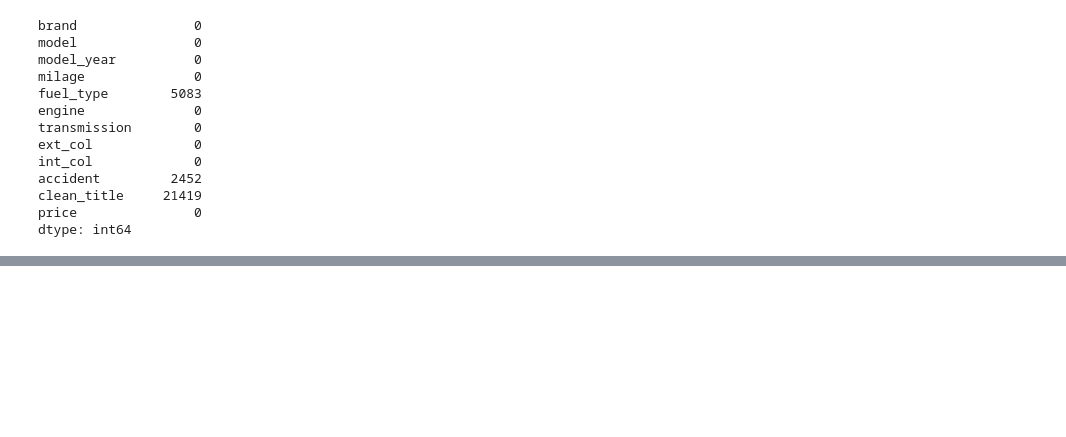
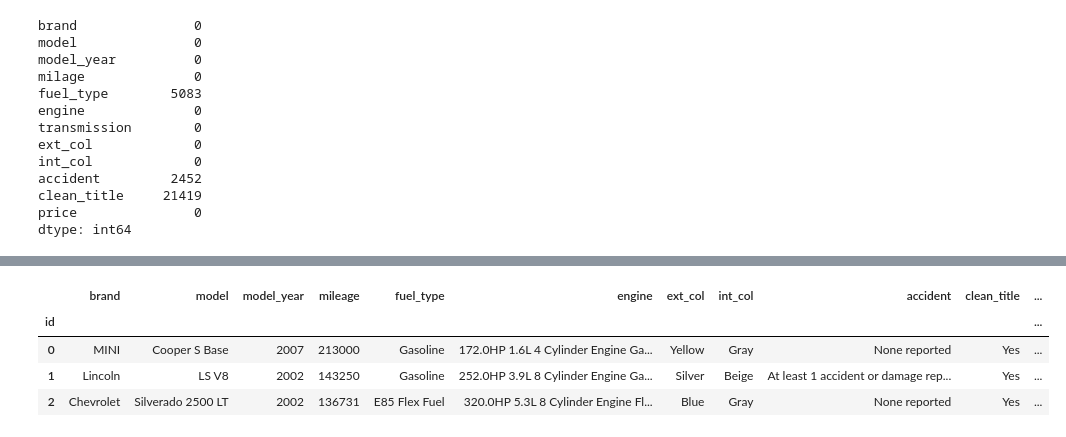
Before and after one commit to aneesakram/regression-of-used-car-prices, a Jupyter notebook: carPriceReg.ipynb, the cells around one changed output, grey strips where cells are left out. Drawn from its saved outputs; the diff is of its cells as text; code cells hidden in the pictures; blank space fills up the shorter version.

```diff
--- a/carPriceReg.ipynb
+++ b/carPriceReg.ipynb
@@ -104,0 +191,10 @@ train_df.rename(columns={"milage":"mileage"})
+# %%
+train_df['annual_avg_mileage'] = round(train_df['mileage'] / train_df['age'])
+train_df = train_df.drop(columns='age')
+train_df.head(3)
+# %% [output]
+|  | brand | model | model_year | mileage | fuel_type | engine | ext_col | int_col | accident | clean_title | ... |
+| id |  |  |  |  |  |  |  |  |  |  | ... |
+| 0 | MINI | Cooper S Base | 2007 | 213000 | Gasoline | 172.0HP 1.6L 4 Cylinder Engine Ga... | Yellow | Gray | None reported | Yes | ... |
+| 1 | Lincoln | LS V8 | 2002 | 143250 | Gasoline | 252.0HP 3.9L 8 Cylinder Engine Ga... | Silver | Beige | At least 1 accident or damage rep... | Yes | ... |
+| 2 | Chevrolet | Silverado 2500 LT | 2002 | 136731 | E85 Flex Fuel | 320.0HP 5.3L 8 Cylinder Engine Fl... | Blue | Gray | None reported | Yes | ... |
```
Also changed, not shown: parts of 13 cells of this notebook.
